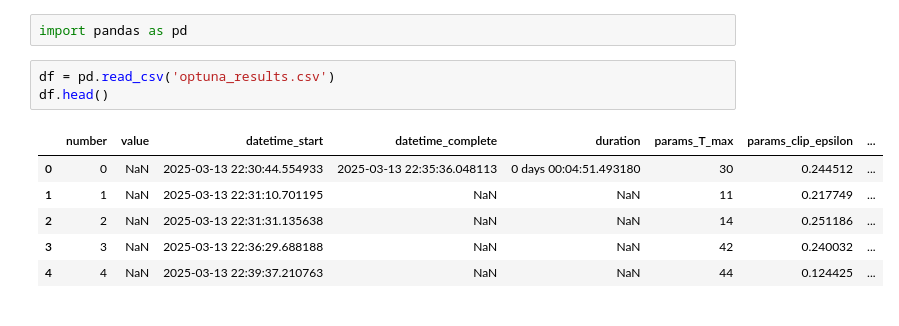
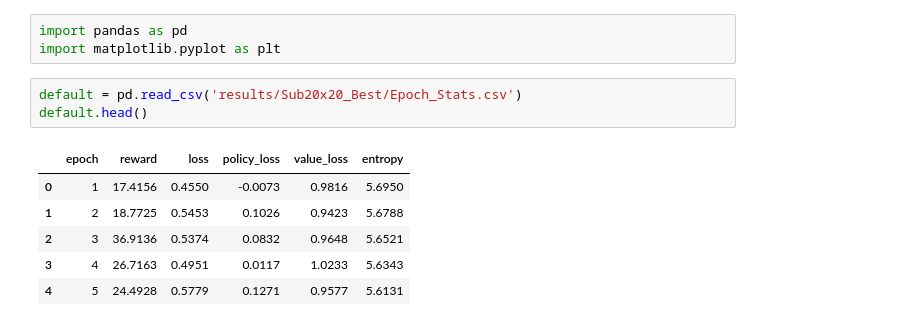
Before and after one commit to niallmeagher/mlp_cw4, a Jupyter notebook: analysis.ipynb, the cells around one changed output. Drawn from its saved outputs; the diff is of its cells as text.

```diff
--- a/analysis.ipynb
+++ b/analysis.ipynb
@@ -1,12 +1,13 @@
 # %%
 import pandas as pd
+import matplotlib.pyplot as plt
 # %%
-df = pd.read_csv('optuna_results.csv')
-df.head()
+default = pd.read_csv('results/Sub20x20_Best/Epoch_Stats.csv')
+default.head()
 # %% [output]
-|  | number | value | datetime_start | datetime_complete | duration | params_T_max | params_clip_epsilon | ... |
-| 0 | 0 | NaN | 2025-03-13 22:30:44.554933 | 2025-03-13 22:35:36.048113 | 0 days 00:04:51.493180 | 30 | 0.244512 | ... |
-| 1 | 1 | NaN | 2025-03-13 22:31:10.701195 | NaN | NaN | 11 | 0.217749 | ... |
-| 2 | 2 | NaN | 2025-03-13 22:31:31.135638 | NaN | NaN | 14 | 0.251186 | ... |
-| 3 | 3 | NaN | 2025-03-13 22:36:29.688188 | NaN | NaN | 42 | 0.240032 | ... |
-| 4 | 4 | NaN | 2025-03-13 22:39:37.210763 | NaN | NaN | 44 | 0.124425 | ... |
+|  | epoch | reward | loss | policy_loss | value_loss | entropy |
+| 0 | 1 | 17.4156 | 0.4550 | -0.0073 | 0.9816 | 5.6950 |
+| 1 | 2 | 18.7725 | 0.5453 | 0.1026 | 0.9423 | 5.6788 |
+| 2 | 3 | 36.9136 | 0.5374 | 0.0832 | 0.9648 | 5.6521 |
+| 3 | 4 | 26.7163 | 0.4951 | 0.0117 | 1.0233 | 5.6343 |
+| 4 | 5 | 24.4928 | 0.5779 | 0.1271 | 0.9577 | 5.6131 |
```
Also changed, not shown: parts of 7 cells of this notebook.
